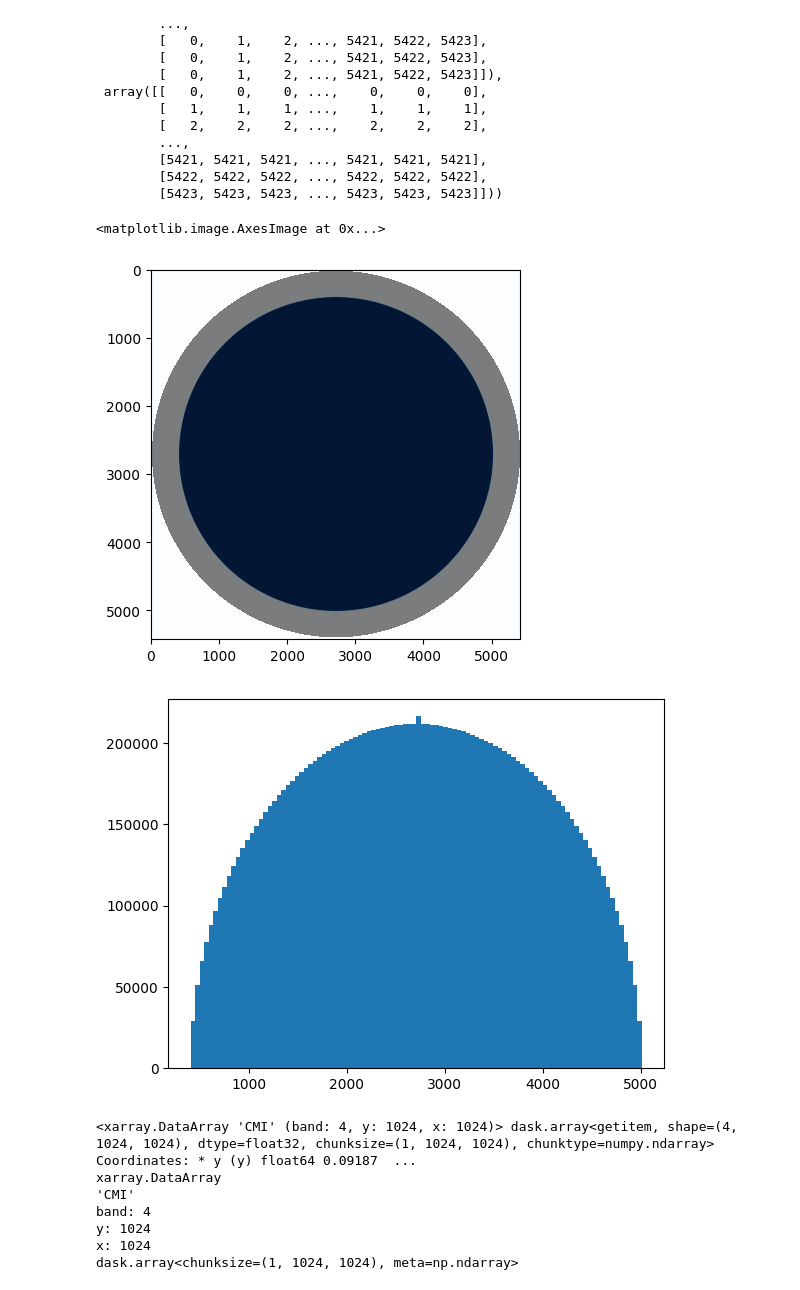
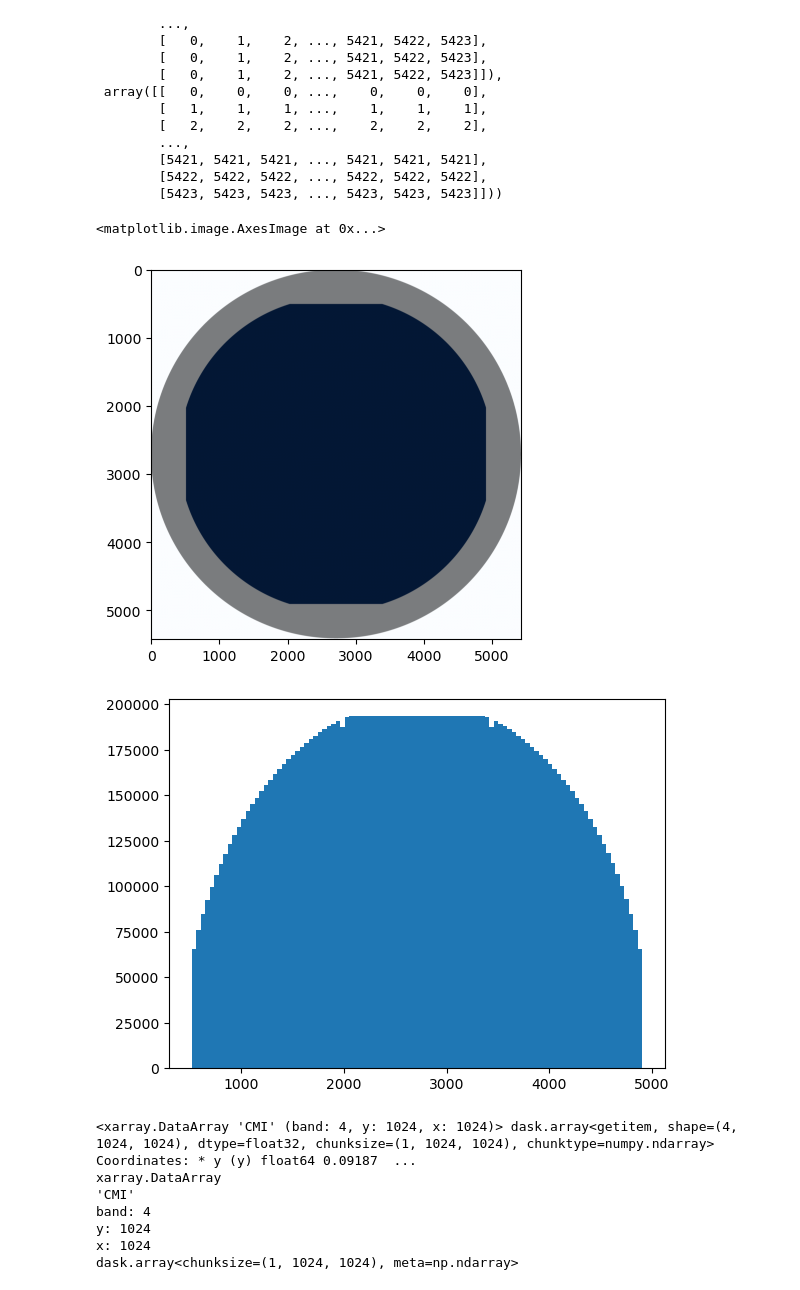
Before and after one commit to annajungbluth/eo-data-prep, a Jupyter notebook: notebooks/goes-cmip.ipynb, the cells around one changed output. Drawn from its saved outputs; the diff is of its cells as text; code cells hidden in the pictures.

```diff
--- a/notebooks/goes-cmip.ipynb
+++ b/notebooks/goes-cmip.ipynb
@@ -215,7 +220,7 @@ ds = xr.open_mfdataset(
 - Mask percentage of full disk
 - Sample with bias towards the center
 # %%
-def create_fov_mask(shape, fov_radius):
+def create_fov_mask(shape, fov_radius, patch_shape=None):
     """
     Function to create mask for specified field of view.
     """
@@ -230,6 +235,20 @@ def create_fov_mask(shape, fov_radius):
     normalized_dist = dist_from_center / max_dist
     # Create mask for specified field of view
     mask = normalized_dist <= fov_radius
+
+    # If specified, ensure the mask also covers the patch size
+    if patch_shape is not None:
+        patch_shape_half_x = patch_shape[0] // 2 + 1
+        patch_shape_half_y = patch_shape[1] // 2 + 1
+        # Create a square mask for the patch size
+        patch_mask = np.ones(shape, dtype=bool)
+        # Mask out the corner area to keep everything beyond patch_size_half
+        patch_mask[:patch_shape_half_x, :] = False
+        patch_mask[-patch_shape_half_x:, :] = False
+        patch_mask[:, :patch_shape_half_y] = False
+        patch_mask[:, -patch_shape_half_y:] = False
+        # Combine the two masks
+        mask = mask & patch_mask
     return mask
 # %% [markdown]
 ##### Steps Explained:
@@ -256,20 +275,21 @@ x_grid, y_grid
 # %%
 # 2. We then create mask for valid coordinates within desired field of view
 # NOTE: This masks from the center to the image edge, rather than disk edge
-valid_mask = create_fov_mask(shape=(goes_data.x.shape[0], goes_data.y.shape[0]), fov_radius=0.6)
+valid_mask = create_fov_mask(shape=(goes_data.x.shape[0], goes_data.y.shape[0]), fov_radius=0.6, patch_shape=(1024, 1024))
 
 plt.imshow(goes_data.DQF.values, cmap='gray')
 plt.imshow(valid_mask, alpha=0.5, cmap='Blues')
 # %% [output]
 <matplotlib.image.AxesImage at 0x...>
-[figure, old version]
+[figure, new version]
 # %%
 # 3. get coordinate pairs for valid points
 coords_on_disk = np.column_stack((x_grid[valid_mask], y_grid[valid_mask]))
+
 plt.hist(coords_on_disk[:, 0], bins=100);
 # This creates a bias of coordates towards the center of the image, that we can sample from
 # %% [output]
-[figure, old version]
+[figure, new version]
 # %%
 class CenterWeightedCropDatasetEditor():
     def __init__(self, patch_shape, data_key='Rad', fov_radius=0.6):
```
Also changed, not shown: parts of 5 cells of this notebook, 2 other files.
